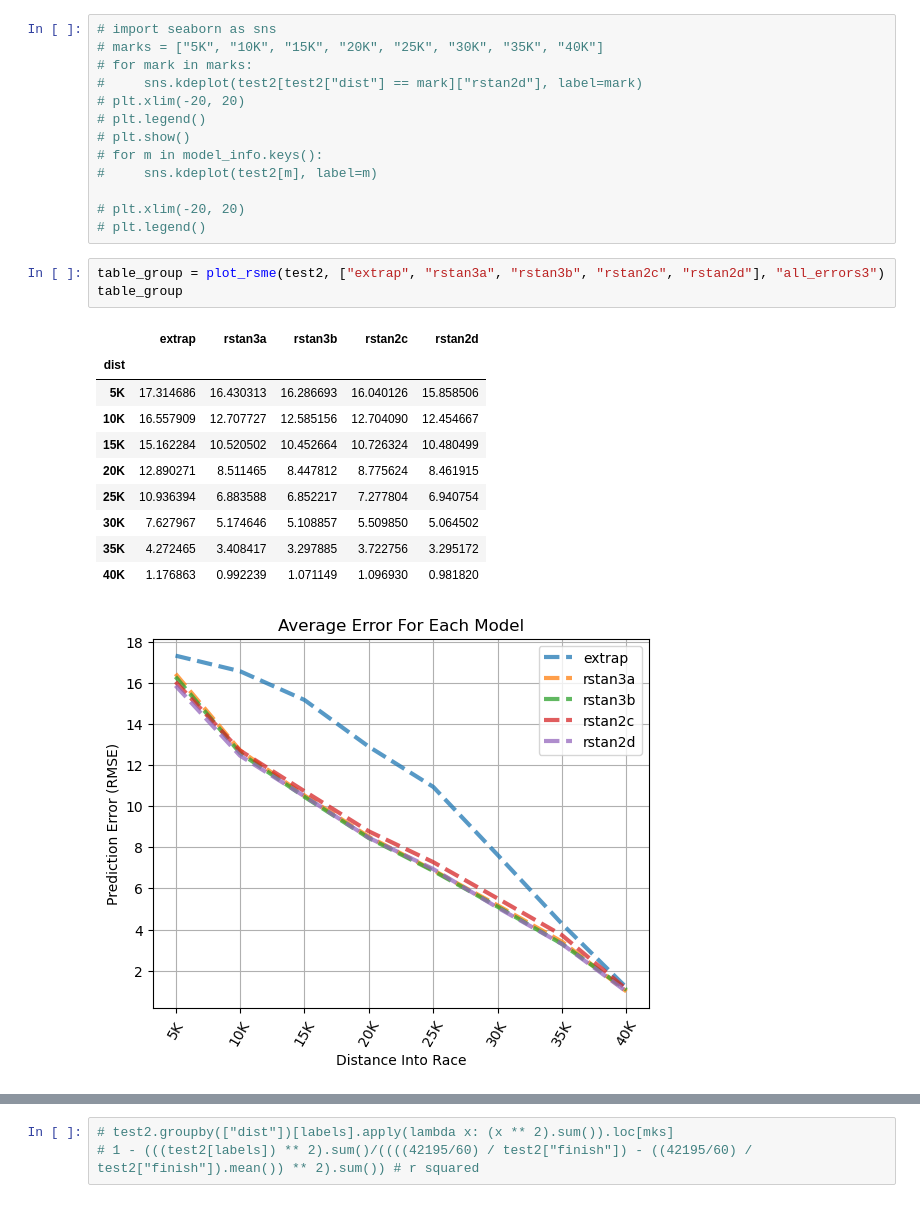
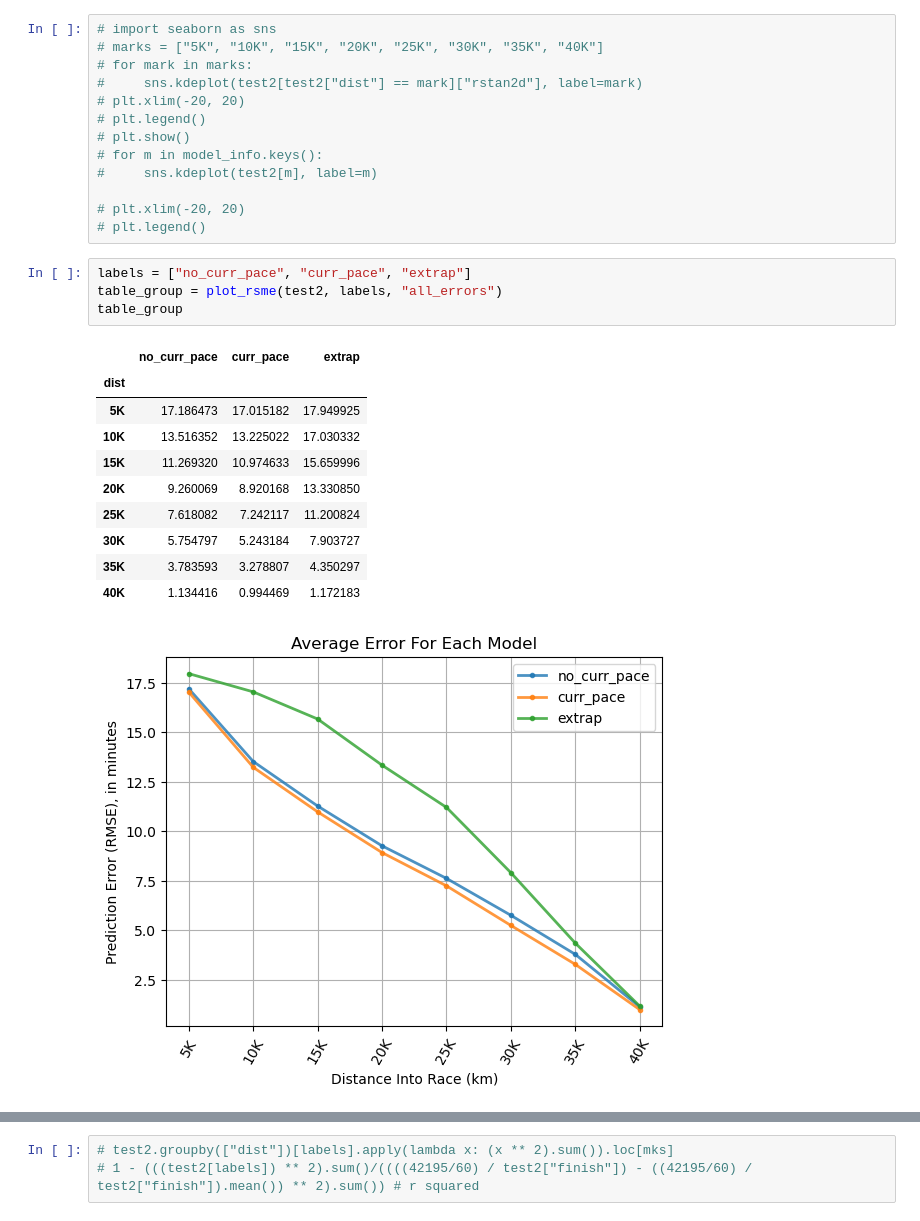
Before and after one commit to eaegerber/Marathon_Predictor, a Jupyter notebook: compare.ipynb, the cells around one changed output, grey strips where cells are left out. Drawn from its saved outputs; the diff is of its cells as text.

```diff
--- a/compare.ipynb
+++ b/compare.ipynb
@@ -80,18 +66,19 @@ test2
 
 # plt.xlim(-20, 20)
 # plt.legend()
-# %%
-table_group = plot_rsme(test2, ["extrap", "rstan3a", "rstan3b", "rstan2c", "rstan2d"], "all_errors3")
-table_group
-# %% [output]
-|  | extrap | rstan3a | rstan3b | rstan2c | rstan2d |
-| dist |  |  |  |  |  |
-| 5K | 17.314686 | 16.430313 | 16.286693 | 16.040126 | 15.858506 |
-| 10K | 16.557909 | 12.707727 | 12.585156 | 12.704090 | 12.454667 |
-| 15K | 15.162284 | 10.520502 | 10.452664 | 10.726324 | 10.480499 |
-| 20K | 12.890271 | 8.511465 | 8.447812 | 8.775624 | 8.461915 |
-| 25K | 10.936394 | 6.883588 | 6.852217 | 7.277804 | 6.940754 |
-| 30K | 7.627967 | 5.174646 | 5.108857 | 5.509850 | 5.064502 |
-| 35K | 4.272465 | 3.408417 | 3.297885 | 3.722756 | 3.295172 |
-| 40K | 1.176863 | 0.992239 | 1.071149 | 1.096930 | 0.981820 |
-[figure, removed]
+# %%
+labels = ["no_curr_pace", "curr_pace", "extrap"]
+table_group = plot_rsme(test2, labels, "all_errors")
+table_group
+# %% [output]
+|  | no_curr_pace | curr_pace | extrap |
+| dist |  |  |  |
+| 5K | 17.186473 | 17.015182 | 17.949925 |
+| 10K | 13.516352 | 13.225022 | 17.030332 |
+| 15K | 11.269320 | 10.974633 | 15.659996 |
+| 20K | 9.260069 | 8.920168 | 13.330850 |
+| 25K | 7.618082 | 7.242117 | 11.200824 |
+| 30K | 5.754797 | 5.243184 | 7.903727 |
+| 35K | 3.783593 | 3.278807 | 4.350297 |
+| 40K | 1.134416 | 0.994469 | 1.172183 |
+[figure, added]
```
Also changed, not shown: parts of 13 cells of this notebook, 24 other files.
